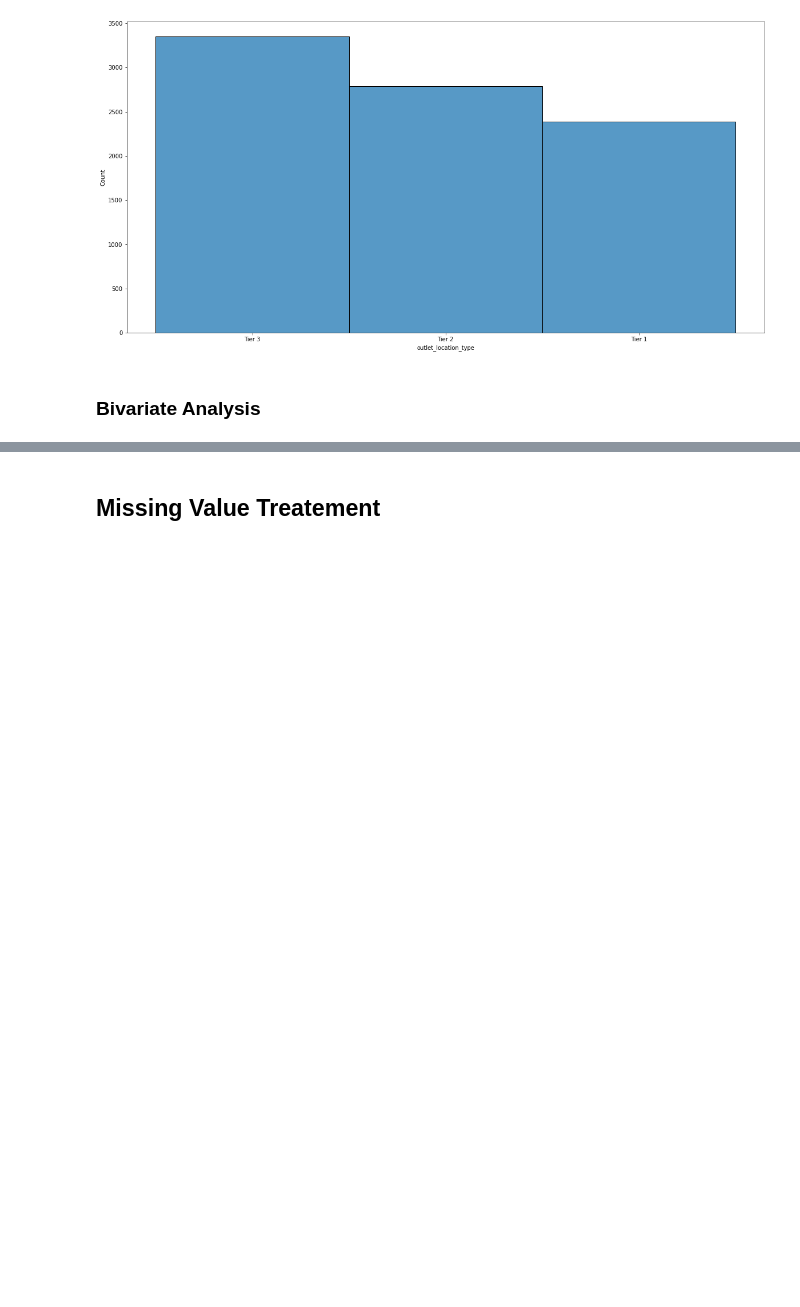
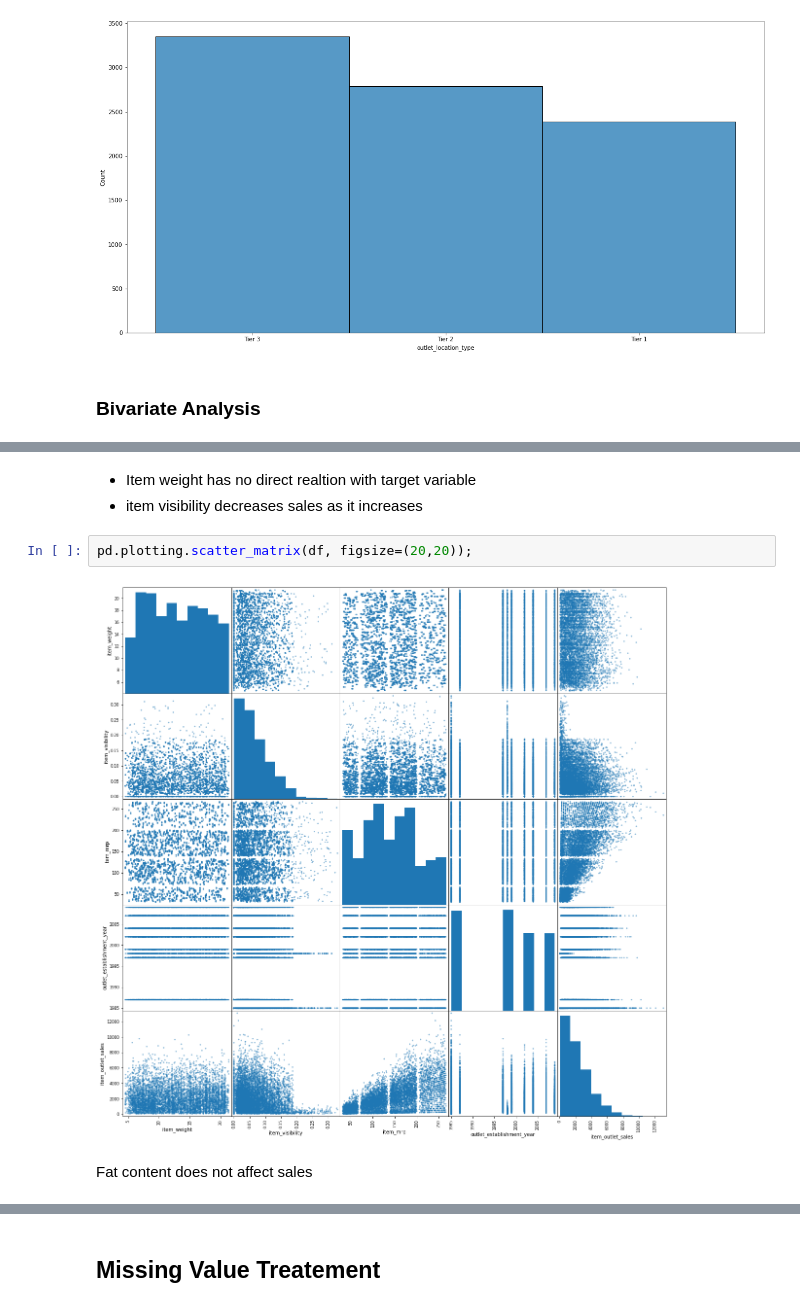
Before and after one commit to Technocolabs100/BigMart-Data-Analysis-and-Prediction, a Jupyter notebook: BigMart_predictive_model.ipynb, the cells around one changed output, grey strips where cells are left out. Saved outputs shown, nothing was run; the diff lists cells and outputs as text; blank space fills up the shorter version.

```diff
--- a/BigMart_predictive_model.ipynb
+++ b/BigMart_predictive_model.ipynb
@@ -344,0 +350,9 @@ sns.histplot(df["outlet_location_type"])
+# %% [markdown]
+- Item weight has no direct realtion with target variable
+- item visibility decreases sales as it increases
+# %%
+pd.plotting.scatter_matrix(df, figsize=(20,20));
+# %% [output]
+[figure, added]
+# %% [markdown]
+Fat content does not affect sales
```
Also changed, not shown: parts of 18 cells of this notebook.
